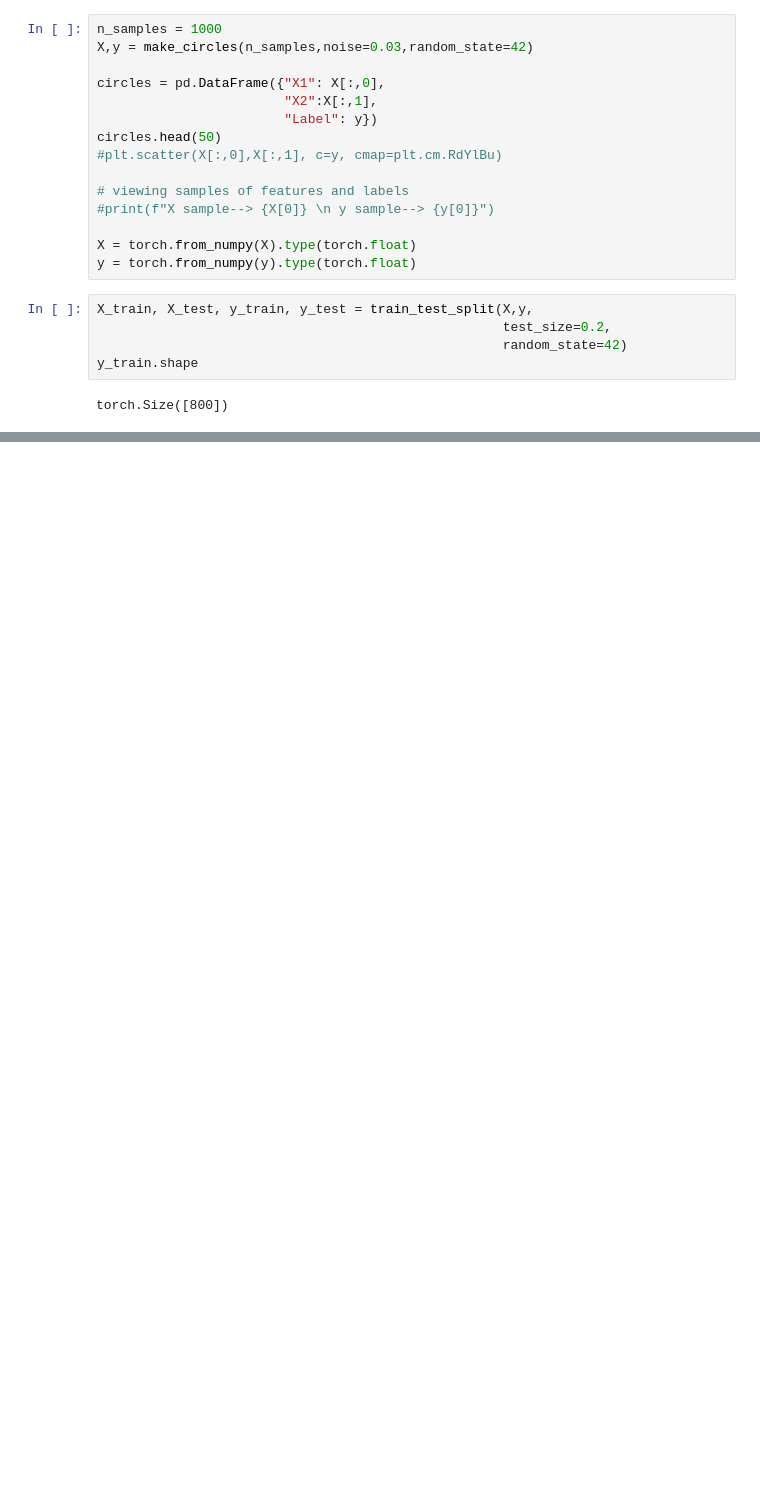
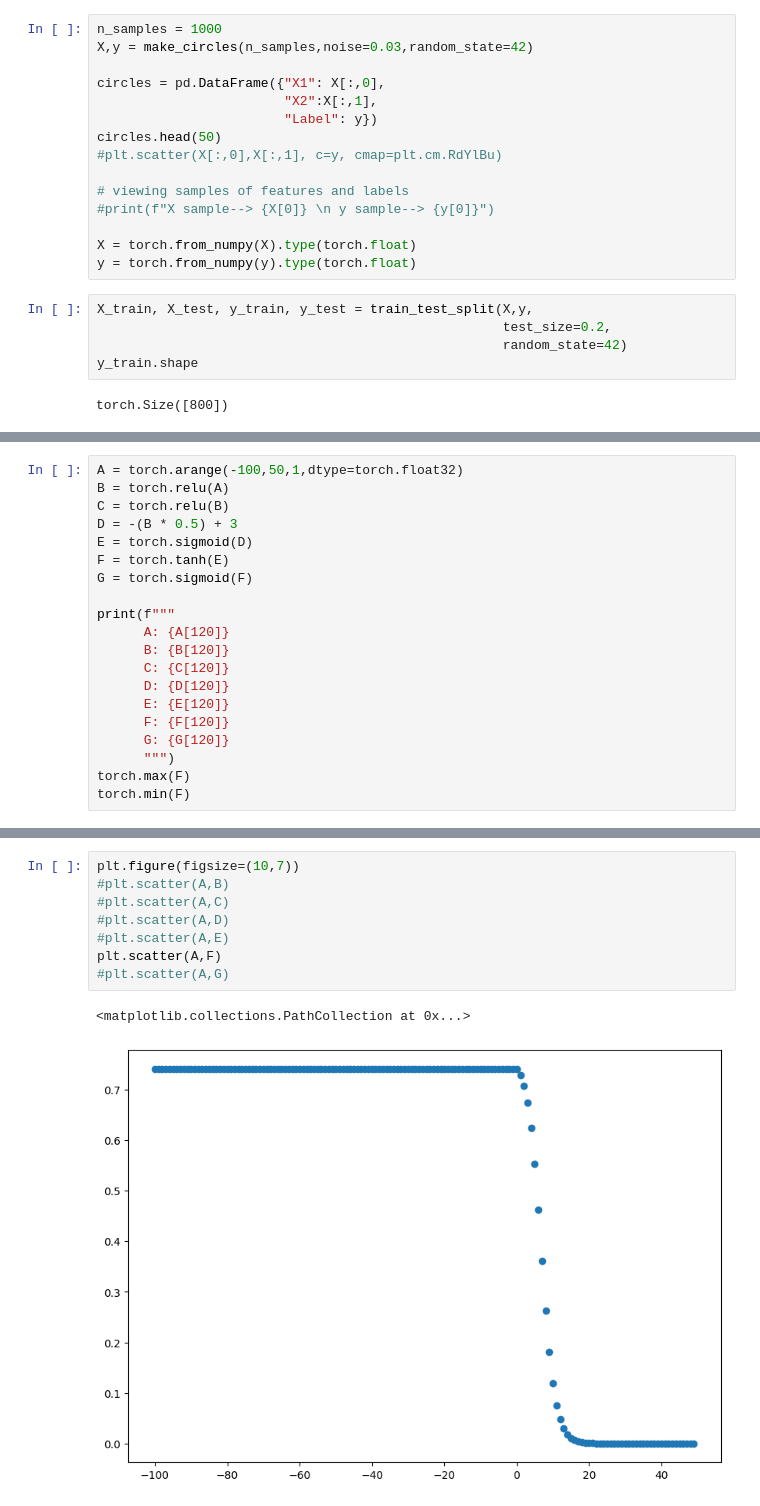
Before and after one commit to A-Rahiym/deep-learning, a Jupyter notebook: circle classifier.ipynb, the cells around one changed output, grey strips where cells are left out. Drawn from its saved outputs; the diff is of its cells as text; blank space fills up the shorter version.

```diff
--- a/circle classifier.ipynb
+++ b/circle classifier.ipynb
@@ -85,0 +142,20 @@ tensor([[-0.4235],
+# %%
+A = torch.arange(-100,50,1,dtype=torch.float32)
+B = torch.relu(A)
+C = torch.relu(B)
+D = -(B * 0.5) + 3
+E = torch.sigmoid(D)
+F = torch.tanh(E)
+G = torch.sigmoid(F)
+
+print(f"""
+      A: {A[120]}
+      B: {B[120]}
+      C: {C[120]}
+      D: {D[120]}
+      E: {E[120]}
+      F: {F[120]}
+      G: {G[120]}
+      """)
+torch.max(F)
+torch.min(F)
@@ -85,0 +171,11 @@ tensor([[-0.4235],
+# %%
+plt.figure(figsize=(10,7))
+#plt.scatter(A,B)
+#plt.scatter(A,C)
+#plt.scatter(A,D)
+#plt.scatter(A,E)
+plt.scatter(A,F)
+#plt.scatter(A,G)
+# %% [output]
+<matplotlib.collections.PathCollection at 0x...>
+[figure, added]
```
Also changed, not shown: parts of 18 cells of this notebook, 7 other files.
